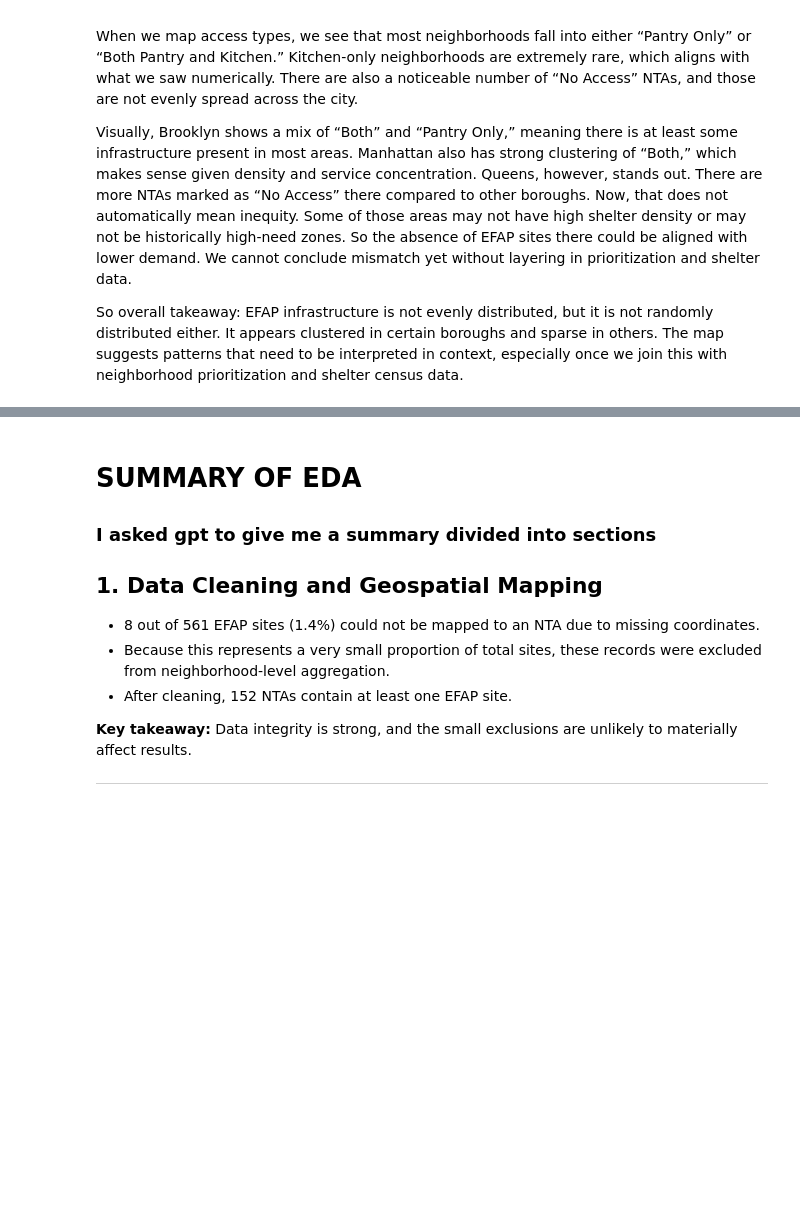
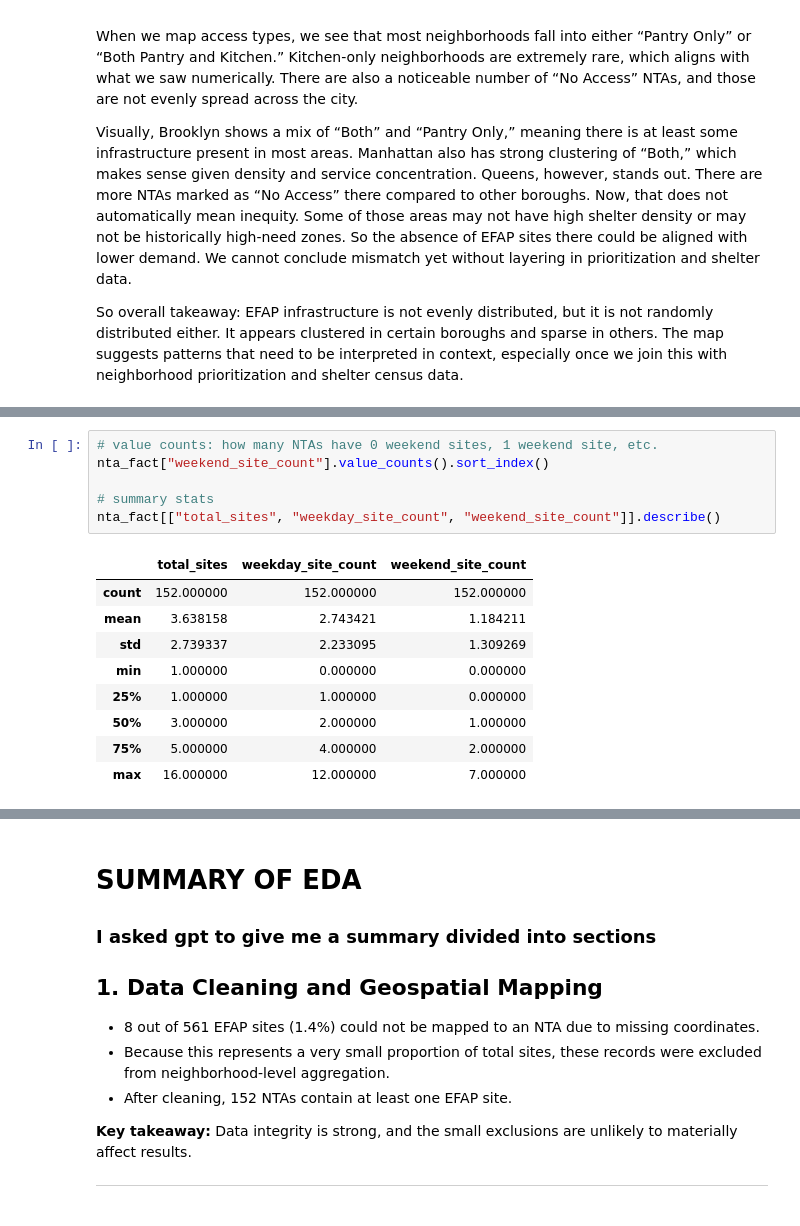
Before and after one commit to Angelk119/CID_Food_Access, a Jupyter notebook: python/notebooks/eda/efap_eda_ayema.ipynb, the cells around one changed output, grey strips where cells are left out. Saved outputs shown, nothing was run; the diff lists cells and outputs as text; blank space fills up the shorter version.

```diff
--- a/python/notebooks/eda/efap_eda_ayema.ipynb
+++ b/python/notebooks/eda/efap_eda_ayema.ipynb
@@ -431,0 +454,16 @@ So overall takeaway: EFAP infrastructure is not evenly distributed, but it is no
+# %%
+# value counts: how many NTAs have 0 weekend sites, 1 weekend site, etc.
+nta_fact["weekend_site_count"].value_counts().sort_index()
+
+# summary stats
+nta_fact[["total_sites", "weekday_site_count", "weekend_site_count"]].describe()
+# %% [output]
+|  | total_sites | weekday_site_count | weekend_site_count |
+| count | 152.000000 | 152.000000 | 152.000000 |
+| mean | 3.638158 | 2.743421 | 1.184211 |
+| std | 2.739337 | 2.233095 | 1.309269 |
+| min | 1.000000 | 0.000000 | 0.000000 |
+| 25% | 1.000000 | 1.000000 | 0.000000 |
+| 50% | 3.000000 | 2.000000 | 1.000000 |
+| 75% | 5.000000 | 4.000000 | 2.000000 |
+| max | 16.000000 | 12.000000 | 7.000000 |
```
Also changed, not shown: parts of 10 cells of this notebook.
